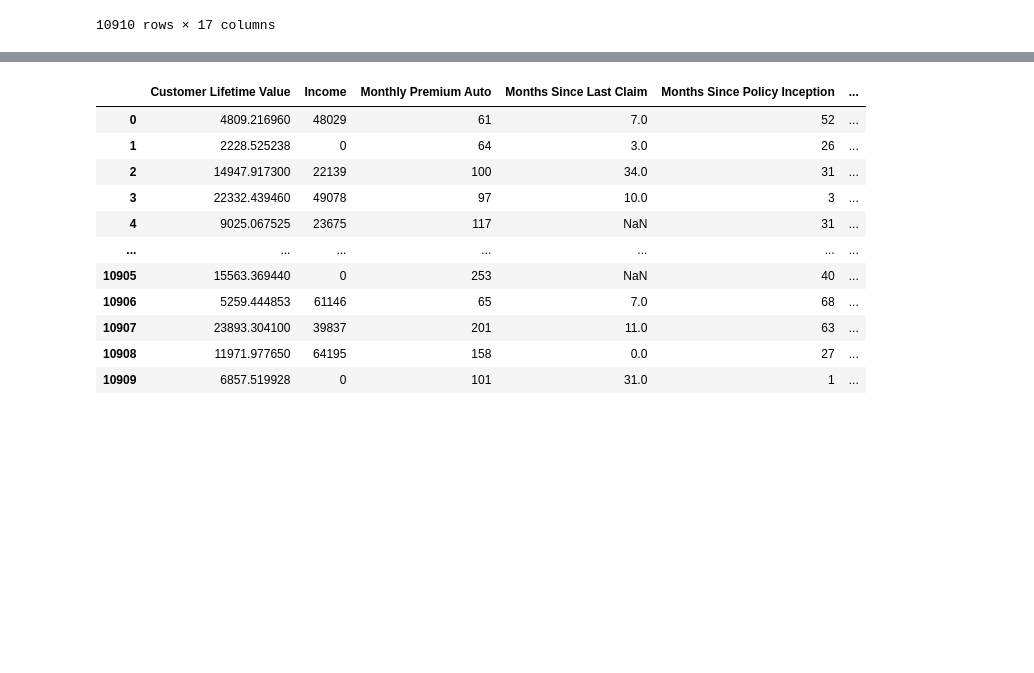
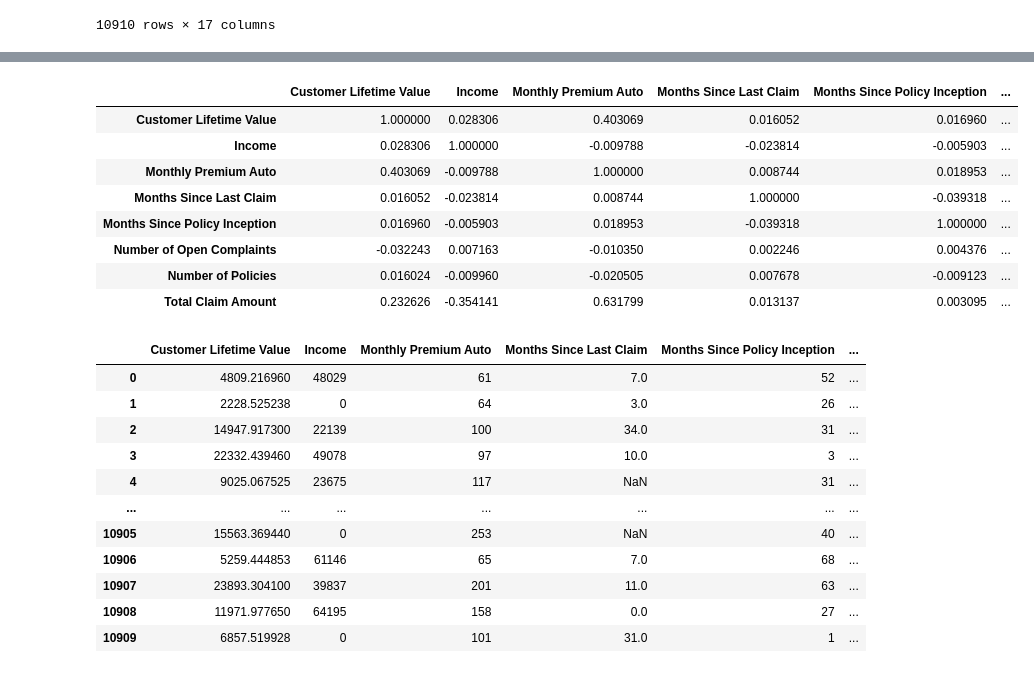
Before and after one commit to EmiliaLopez/IRONHACK_DA_LABS, a Jupyter notebook: Lab _Analysis_Round3.ipynb, the cells around one changed output, grey strips where cells are left out. Saved outputs shown, nothing was run; the diff lists cells and outputs as text; code cells hidden in the pictures; blank space fills up the shorter version.

```diff
--- a/Lab _Analysis_Round3.ipynb
+++ b/Lab _Analysis_Round3.ipynb
@@ -224,2 +220,16 @@ plt.plot(x,normal.pdf(x))
+# %%
+#Drop one of the two features that show a high correlation between them (greater than 0.9).
+numerical = numerical.corr()
+numerical
+# %% [output]
+|  | Customer Lifetime Value | Income | Monthly Premium Auto | Months Since Last Claim | Months Since Policy Inception | ... |
+| Customer Lifetime Value | 1.000000 | 0.028306 | 0.403069 | 0.016052 | 0.016960 | ... |
+| Income | 0.028306 | 1.000000 | -0.009788 | -0.023814 | -0.005903 | ... |
+| Monthly Premium Auto | 0.403069 | -0.009788 | 1.000000 | 0.008744 | 0.018953 | ... |
+| Months Since Last Claim | 0.016052 | -0.023814 | 0.008744 | 1.000000 | -0.039318 | ... |
+| Months Since Policy Inception | 0.016960 | -0.005903 | 0.018953 | -0.039318 | 1.000000 | ... |
+| Number of Open Complaints | -0.032243 | 0.007163 | -0.010350 | 0.002246 | 0.004376 | ... |
+| Number of Policies | 0.016024 | -0.009960 | -0.020505 | 0.007678 | -0.009123 | ... |
+| Total Claim Amount | 0.232626 | -0.354141 | 0.631799 | 0.013137 | 0.003095 | ... |
 # %%
 #For the numerical variables, check the multicollinearity between the features.
```
Also changed, not shown: parts of 10 cells of this notebook, 1 other file.
